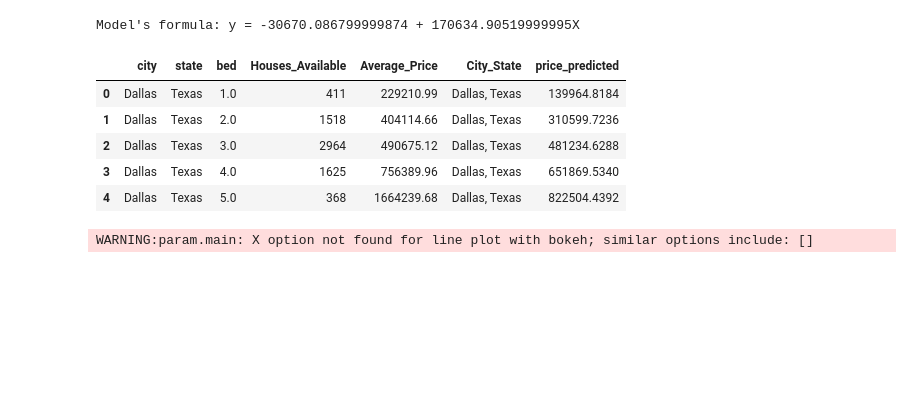
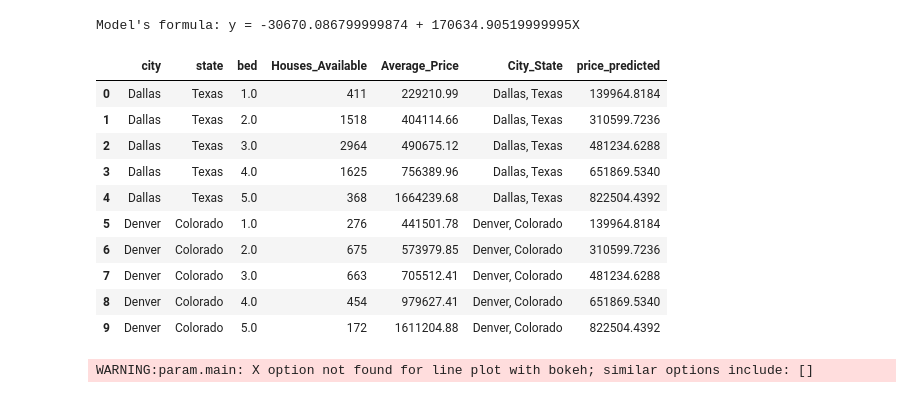
Before and after one commit to gthom73/MLIntegration_project4_group2, a Jupyter notebook: Project_4_ML.ipynb, the cells around one changed output. Cells and saved outputs as stored; diff of their text form; code cells hidden in the pictures; blank space fills up the shorter version.

```diff
--- a/Project_4_ML.ipynb
+++ b/Project_4_ML.ipynb
@@ -301,16 +298,21 @@ predicted_y_values = model.predict(X)
 # %%
 results_predicted = result.copy()
 
 results_predicted["price_predicted"] = predicted_y_values
 
-results_predicted.head()
+results_predicted.head(10)
 # %% [output]
 |  | city | state | bed | Houses_Available | Average_Price | City_State | price_predicted |
 | 0 | Dallas | Texas | 1.0 | 411 | 229210.99 | Dallas, Texas | 139964.8184 |
 | 1 | Dallas | Texas | 2.0 | 1518 | 404114.66 | Dallas, Texas | 310599.7236 |
 | 2 | Dallas | Texas | 3.0 | 2964 | 490675.12 | Dallas, Texas | 481234.6288 |
 | 3 | Dallas | Texas | 4.0 | 1625 | 756389.96 | Dallas, Texas | 651869.5340 |
 | 4 | Dallas | Texas | 5.0 | 368 | 1664239.68 | Dallas, Texas | 822504.4392 |
+| 5 | Denver | Colorado | 1.0 | 276 | 441501.78 | Denver, Colorado | 139964.8184 |
+| 6 | Denver | Colorado | 2.0 | 675 | 573979.85 | Denver, Colorado | 310599.7236 |
+| 7 | Denver | Colorado | 3.0 | 663 | 705512.41 | Denver, Colorado | 481234.6288 |
+| 8 | Denver | Colorado | 4.0 | 454 | 979627.41 | Denver, Colorado | 651869.5340 |
+| 9 | Denver | Colorado | 5.0 | 172 | 1611204.88 | Denver, Colorado | 822504.4392 |
 # %%
 best_fit_line = results_predicted.hvplot.line(
     X = "bed",
```
Also changed, not shown: parts of 14 cells of this notebook.
